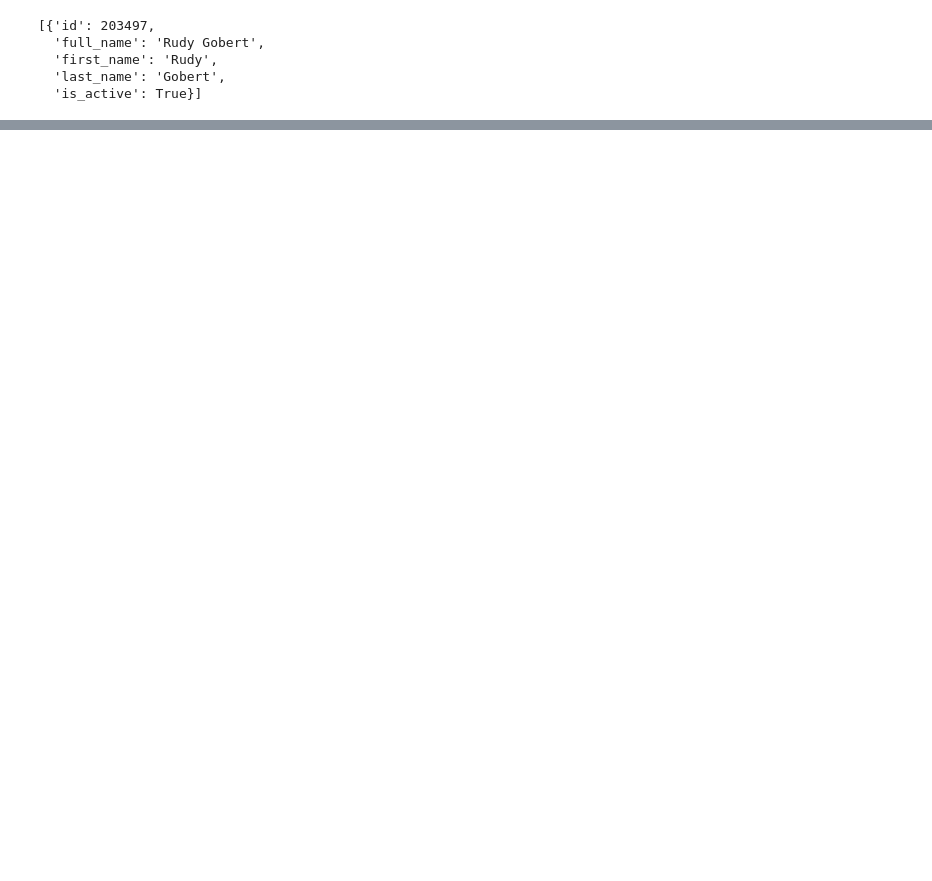
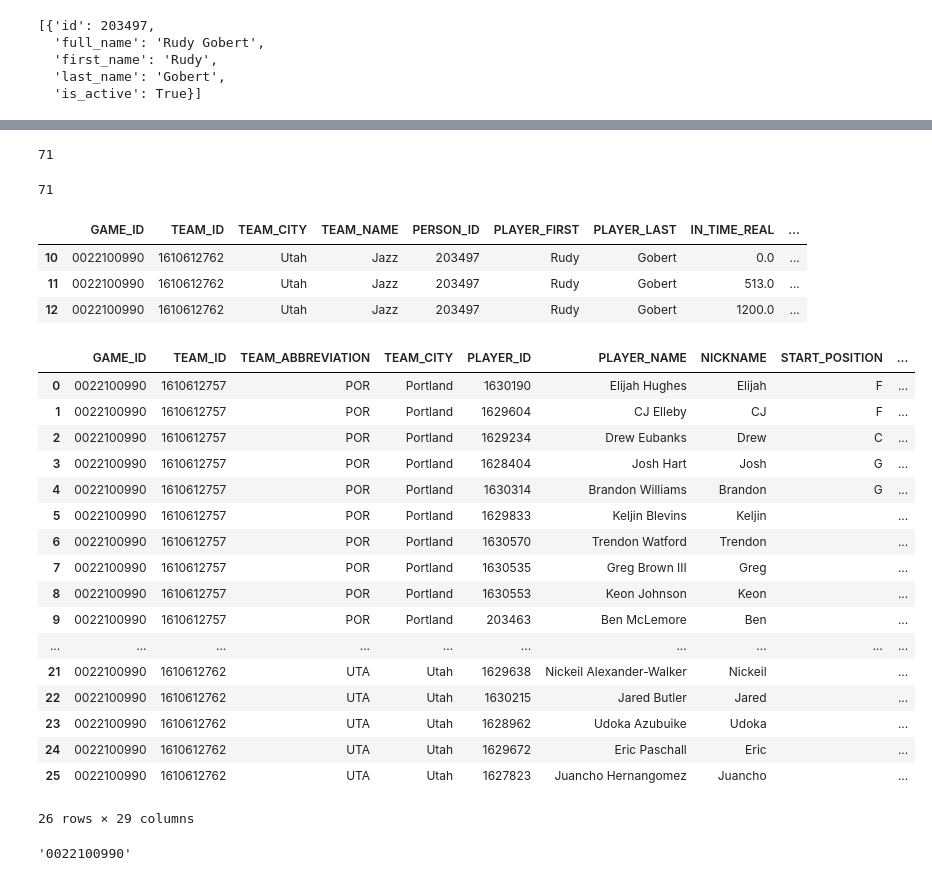
Before and after one commit to SpecCRA/nba_defenders_and_shot_distance, a Jupyter notebook: notebooks/eda.ipynb, the cells around one changed output, grey strips where cells are left out. Drawn from its saved outputs; the diff is of its cells as text; code cells hidden in the pictures; blank space fills up the shorter version.

Commit message:
updating eda notebook with test scripts and wrote python script to gather rotation data

```diff
--- a/notebooks/eda.ipynb
+++ b/notebooks/eda.ipynb
@@ -22,3 +26,5 @@ pbp.sample(5)
+# %%
+curr_season = '2021-22'
 # %%
 pbp.columns
 # %% [output]
@@ -127,0 +139,17 @@ players.find_players_by_full_name('rudy ')
+# %%
+# player info
+name = 'rudy gobert'
+player_id = players.find_players_by_full_name(name)[0]['id']
+# %%
+# teams player has played for this season
+gamelogs = PlayerGameLog(player_id=player_id, season=curr_season).get_data_frames()[0]
+
+# get all games played in
+player_game_ids = list(gamelogs['Game_ID'])
+# %%
+sample_boxscore = BoxScoreTraditionalV2(
+    game_id=player_game_ids[5]
+).get_data_frames()[0]
+time.sleep(3)
+# get team ID
+team_id = sample_boxscore[sample_boxscore['PLAYER_ID'] == player_id]['TEAM_ID'].iloc[0]
@@ -127,0 +184,9 @@ players.find_players_by_full_name('rudy ')
+# %%
+len(team_gamelogs['Game_ID'])
+# %% [output]
+71
+# %%
+# check if game numbers match up
+len(player_game_ids) + len(games_not_played)
+# %% [output]
+71
@@ -127,0 +206,34 @@ players.find_players_by_full_name('rudy ')
+# %%
+# rotation time is divided by 10 to get into seconds in game
+rotation[['IN_TIME_REAL', 'OUT_TIME_REAL']] = rotation[['IN_TIME_REAL', 'OUT_TIME_REAL']].apply(lambda row: row/10, axis=1)
+rotation[rotation['PERSON_ID'] == player_id]
+# %% [output]
+|  | GAME_ID | TEAM_ID | TEAM_CITY | TEAM_NAME | PERSON_ID | PLAYER_FIRST | PLAYER_LAST | IN_TIME_REAL | ... |
+| 10 | 0022100990 | 1610612762 | Utah | Jazz | 203497 | Rudy | Gobert | 0.0 | ... |
+| 11 | 0022100990 | 1610612762 | Utah | Jazz | 203497 | Rudy | Gobert | 513.0 | ... |
+| 12 | 0022100990 | 1610612762 | Utah | Jazz | 203497 | Rudy | Gobert | 1200.0 | ... |
+# %%
+sample_boxscore
+# %% [output]
+|  | GAME_ID | TEAM_ID | TEAM_ABBREVIATION | TEAM_CITY | PLAYER_ID | PLAYER_NAME | NICKNAME | START_POSITION | ... |
+| 0 | 0022100990 | 1610612757 | POR | Portland | 1630190 | Elijah Hughes | Elijah | F | ... |
+| 1 | 0022100990 | 1610612757 | POR | Portland | 1629604 | CJ Elleby | CJ | F | ... |
+| 2 | 0022100990 | 1610612757 | POR | Portland | 1629234 | Drew Eubanks | Drew | C | ... |
+| 3 | 0022100990 | 1610612757 | POR | Portland | 1628404 | Josh Hart | Josh | G | ... |
+| 4 | 0022100990 | 1610612757 | POR | Portland | 1630314 | Brandon Williams | Brandon | G | ... |
+| 5 | 0022100990 | 1610612757 | POR | Portland | 1629833 | Keljin Blevins | Keljin |  | ... |
+| 6 | 0022100990 | 1610612757 | POR | Portland | 1630570 | Trendon Watford | Trendon |  | ... |
+| 7 | 0022100990 | 1610612757 | POR | Portland | 1630535 | Greg Brown III | Greg |  | ... |
+| 8 | 0022100990 | 1610612757 | POR | Portland | 1630553 | Keon Johnson | Keon |  | ... |
+| 9 | 0022100990 | 1610612757 | POR | Portland | 203463 | Ben McLemore | Ben |  | ... |
+| ... | ... | ... | ... | ... | ... | ... | ... | ... | ... |
+| 21 | 0022100990 | 1610612762 | UTA | Utah | 1629638 | Nickeil Alexander-Walker | Nickeil |  | ... |
+| 22 | 0022100990 | 1610612762 | UTA | Utah | 1630215 | Jared Butler | Jared |  | ... |
+| 23 | 0022100990 | 1610612762 | UTA | Utah | 1628962 | Udoka Azubuike | Udoka |  | ... |
+| 24 | 0022100990 | 1610612762 | UTA | Utah | 1629672 | Eric Paschall | Eric |  | ... |
+| 25 | 0022100990 | 1610612762 | UTA | Utah | 1627823 | Juancho Hernangomez | Juancho |  | ... |
+26 rows × 29 columns
+# %%
+test_game_id
+# %% [output]
+'0022100990'
```
Also changed, not shown: parts of 29 cells of this notebook, 1 other file.
